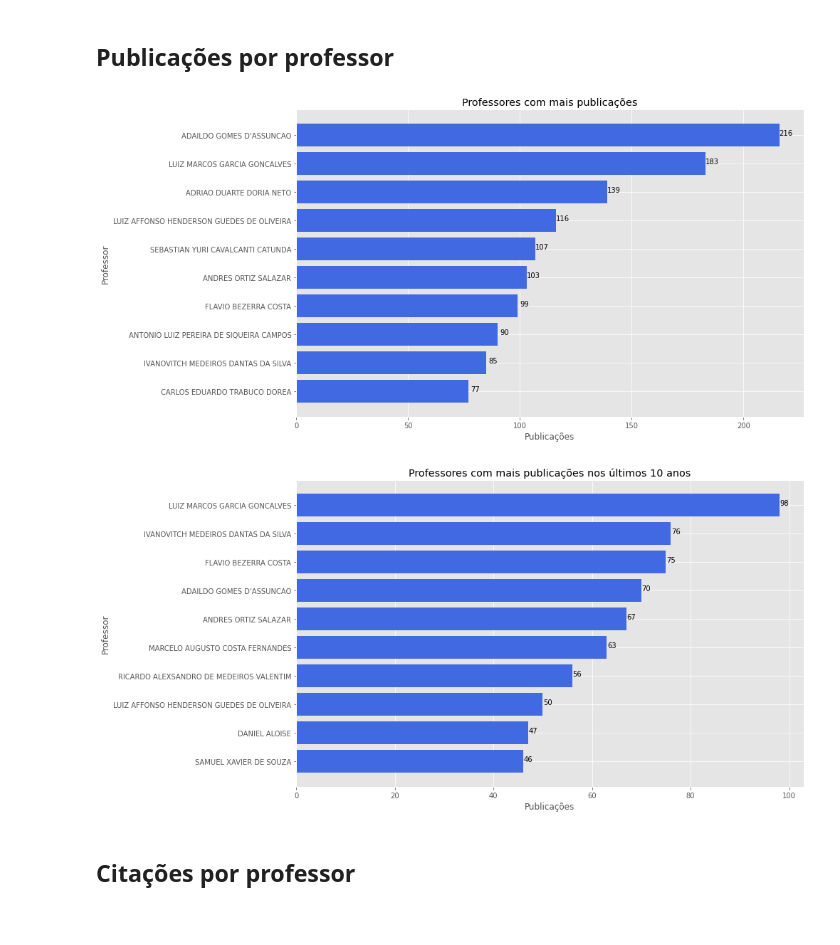
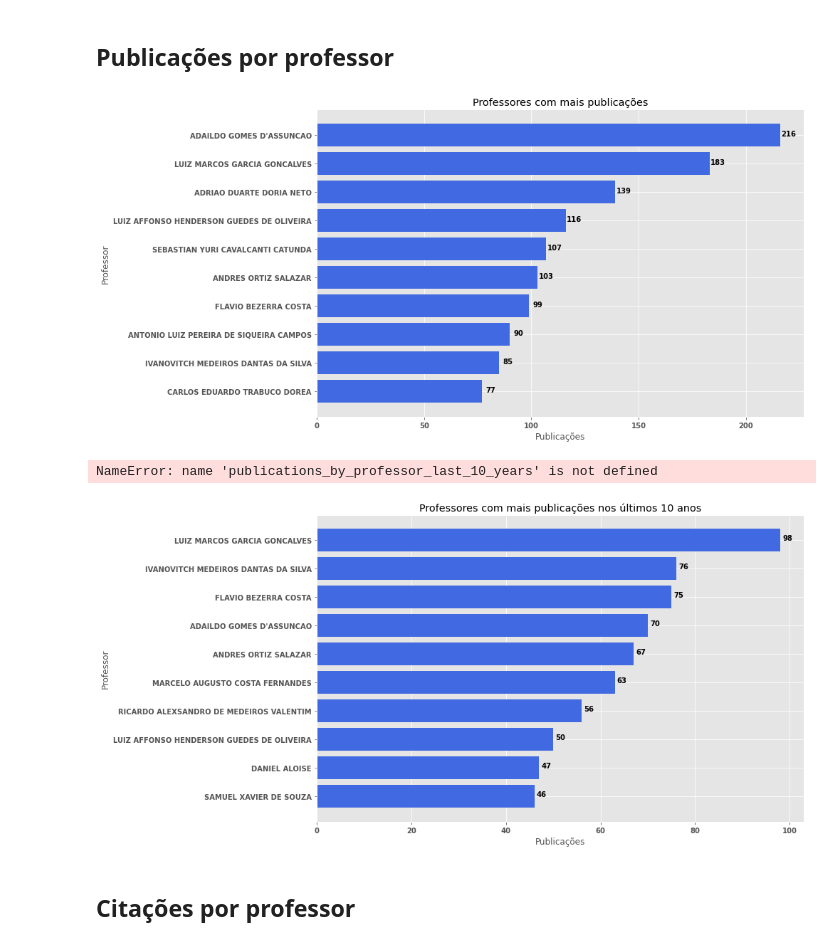
Before and after one commit to rafagarcia2/dashboard_ppgecc, a Jupyter notebook: notebooks/01 - Análise dos dados.ipynb, the cells around one changed output. Cells and saved outputs as stored; diff of their text form; code cells hidden in the pictures.

```diff
--- a/notebooks/01 - Análise dos dados.ipynb
+++ b/notebooks/01 - Análise dos dados.ipynb
@@ -5,7 +5,7 @@ from matplotlib import pyplot as plt
 # Configuring the Matplotlib.
 plt.style.use("ggplot")
 plt.rcParams.update({"figure.figsize": (12, 7), "figure.autolayout": True,
-    "figure.dpi": 300, "font.size": 8, "figure.facecolor": "white"})
+    "figure.dpi": 300, "font.size": 10, "font.weight": "bold", "figure.facecolor": "white"})
 
 color_blue = (0.254, 0.411, 0.882)
 # %%
@@ -154,29 +171,38 @@ df["year"] = pd.DatetimeIndex(df.publication_date).year
 publications_by_professor = df.groupby("professors").eid.count().reset_index()
 publications_by_professor = publications_by_professor.sort_values(by="eid", ascending=False)
 # %%
-publications_by_professor_top_10 = publications_by_professor.head(10).sort_values(by="eid", ascending=True)
+publications_by_professor_top_10 = publications_by_professor\
+    .head(10).sort_values(by="eid", ascending=True)
 # %%
 plt_1 = plt.figure(figsize=(14, 7))
 
 plt.barh(publications_by_professor_top_10["professors"], publications_by_professor_top_10["eid"], color=color_blue)
 
 plt.title('Professores com mais publicações')
 plt.xlabel('Publicações')
 plt.ylabel('Professor')
 
+# plt.legend(["Linha 1"])
+
 # Adicionando os números na frente das barras
 for i, value in enumerate(publications_by_professor_top_10['eid']):
-    plt.text(value + 3, i - 0.05, str(value), ha='center', va='bottom')
+    plt.text(value + 4, i - 0.08, str(value), ha='center', va='bottom')
+
+# for text in legend.get_texts():
+#     text.set_weight("bold")
 
 plt_1.show()
 # %% [output]
-[figure, old version]
+[figure, new version]
 # %%
 ## Pegando apenas dos últimos 10 anos
 publications_by_professor_last_10_years = df[df.year >= 2014].groupby("professors").eid.count().reset_index()
 publications_by_professor_last_10_years = publications_by_professor_last_10_years.sort_values(by="eid", ascending=False)
 # %%
-publications_by_professor_top_10_last_10_years = publications_by_professor_last_10_years.head(10).sort_values(by="eid", ascending=True)
+publications_by_professor_top_10_last_10_years = publications_by_professor_last_10_years\
+    .head(10).sort_values(by="eid", ascending=True)
+# %% [output]
+NameError: name 'publications_by_professor_last_10_years' is not defined
 # %%
 plt_1 = plt.figure(figsize=(14, 7))
 
@@ -188,11 +214,11 @@ plt.ylabel('Professor')
 
 # Adicionando os números na frente das barras
 for i, value in enumerate(publications_by_professor_top_10_last_10_years['eid']):
-    plt.text(value + 1, i - 0.05, str(value), ha='center', va='bottom')
+    plt.text(value + 1.5, i - 0.05, str(value), ha='center', va='bottom')
 
 plt_1.show()
 # %% [output]
-[figure, old version]
+[figure, new version]
 # %% [markdown]
 ## Citações por professor
 # %%
```
Also changed, not shown: parts of 4 cells of this notebook, 10 other files.
